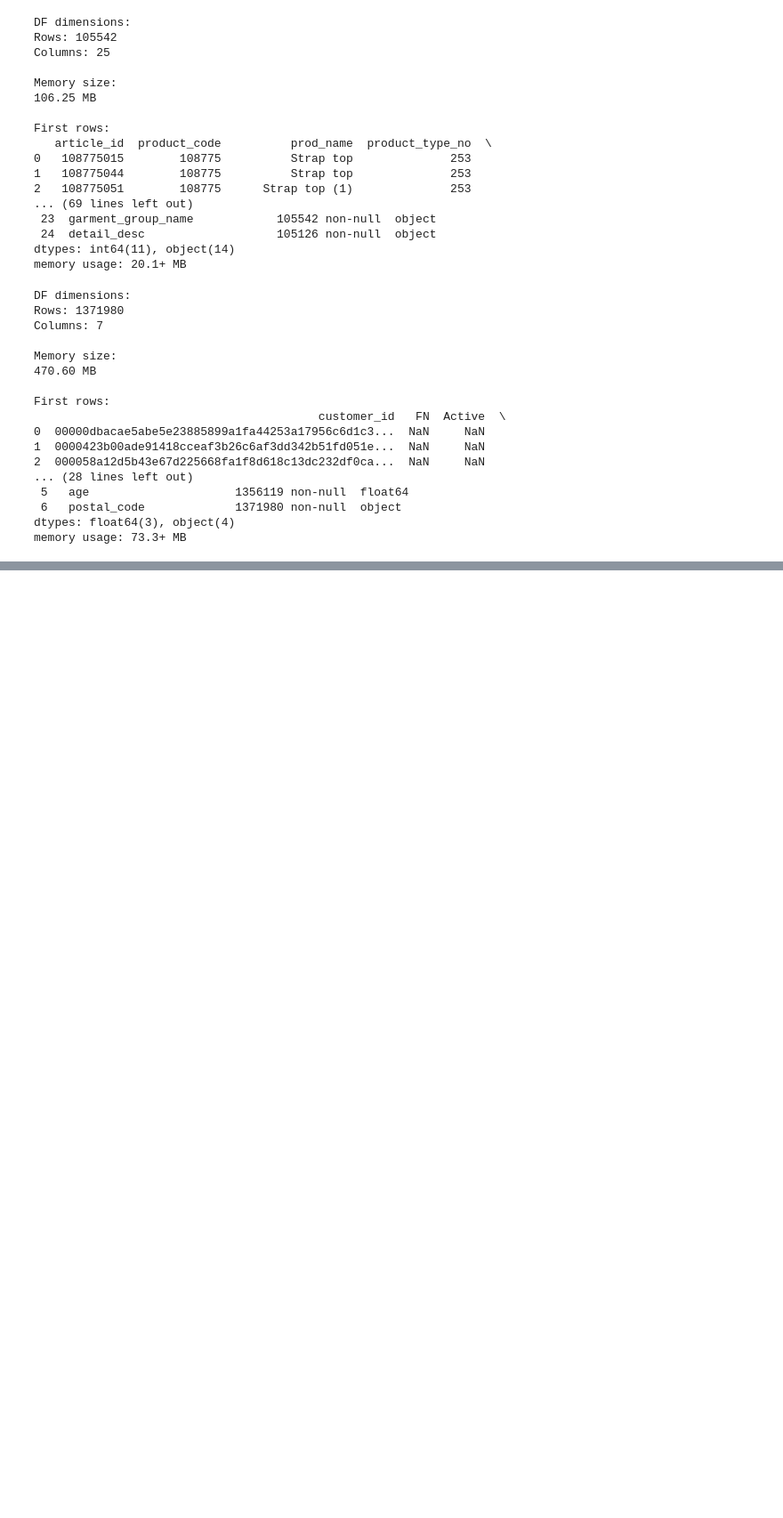
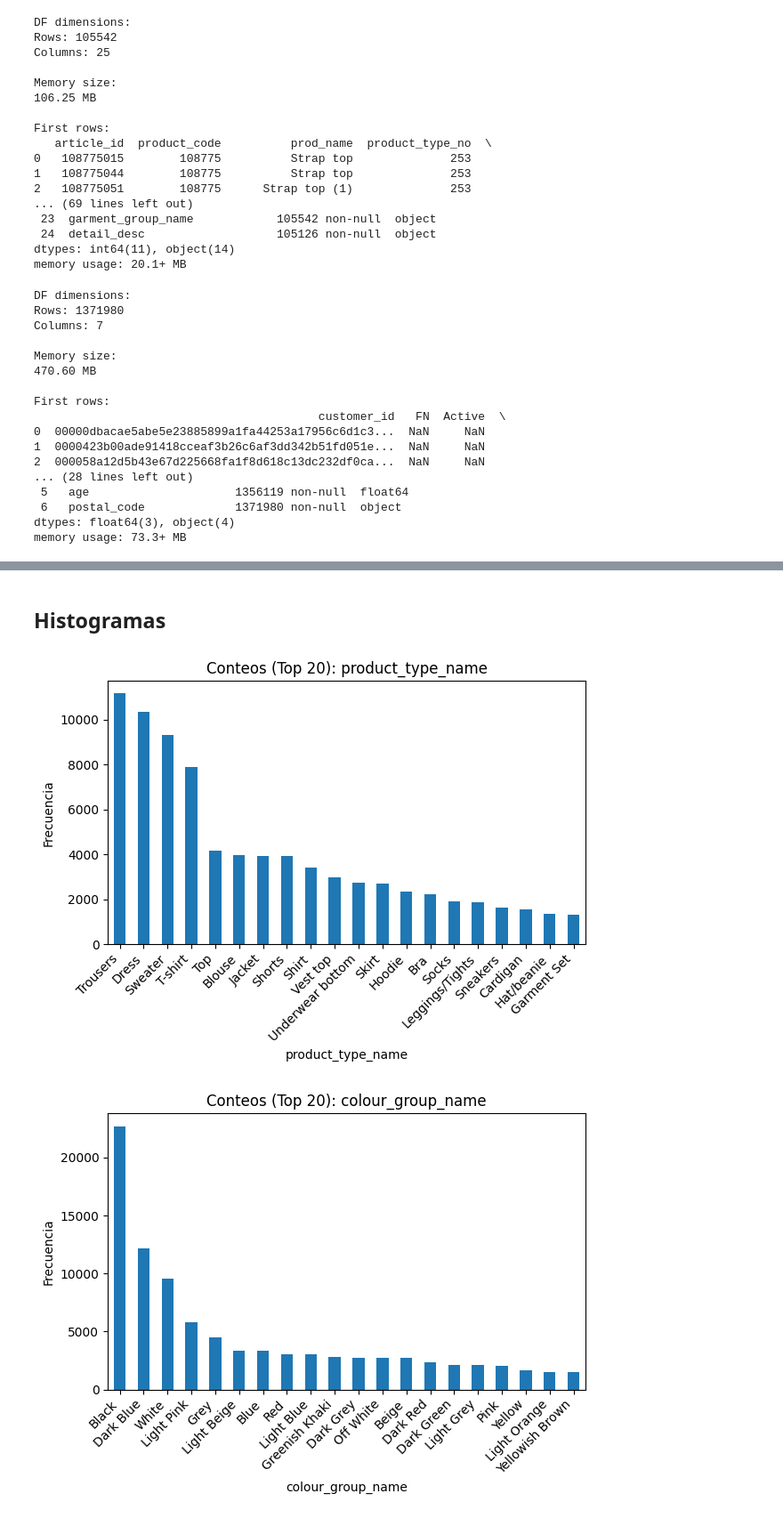
Before and after one commit to Sebastian-Espinoza-25/TC3007C-AI-Oracle-Challenge, a Jupyter notebook: model/catalog_data_imputation/data_analysis.ipynb, the cells around one changed output, grey strips where cells are left out. Shown at 89% size. Cells and saved outputs as stored; diff of their text form; code cells hidden in the pictures; blank space fills up the shorter version.

Commit message:
Update: Finished data analysis and added pkl

```diff
--- a/model/catalog_data_imputation/data_analysis.ipynb
+++ b/model/catalog_data_imputation/data_analysis.ipynb
@@ -288,3 +288,30 @@ Descriptive Statistics (all variables):
 | 4 | fashion_news_frequency | object | 3.0 | NONE | 877711.0 | 16011 | NaN | ... |
 | 5 | age | float64 | NaN | NaN | NaN | 15861 | 36.386965 | ... |
 | 6 | postal_code | object | 352899.0 | 2c29ae653a9282cce4151bd87643c9076... | 120303.0 | 0 | NaN | ... |
+# %% [markdown]
+## Histogramas
+# %%
+# Histograma (conteo) para columnas categóricas con matplotlib puro.
+# Asume que ya tienes df cargado (por ejemplo desde /mnt/data/articles.csv)
+import matplotlib.pyplot as plt
+import pandas as pd
+def plot_categorical_hist(df, col, top_n=20):
+    counts = df[col].astype(str).value_counts().head(top_n)
+    plt.figure()
+    counts.plot(kind="bar")
+    plt.title(f"Conteos (Top {top_n}): {col}")
+    plt.xlabel(col)
+    plt.ylabel("Frecuencia")
+    plt.xticks(rotation=45, ha='right')
+    plt.tight_layout()
+    plt.show()
+
+df = pd.read_csv("articles.csv")
+# Solicitud del usuario
+plot_categorical_hist(df, "product_type_name", top_n=20)
+plot_categorical_hist(df, "colour_group_name", top_n=20)
+plot_categorical_hist(df, "department_name", top_n=20)
+plot_categorical_hist(df, "index_name", top_n=20)
+# %% [output]
+[figure, added]
+[figure, added]
```
Also changed, not shown: parts of 3 cells of this notebook, 1 other file.
